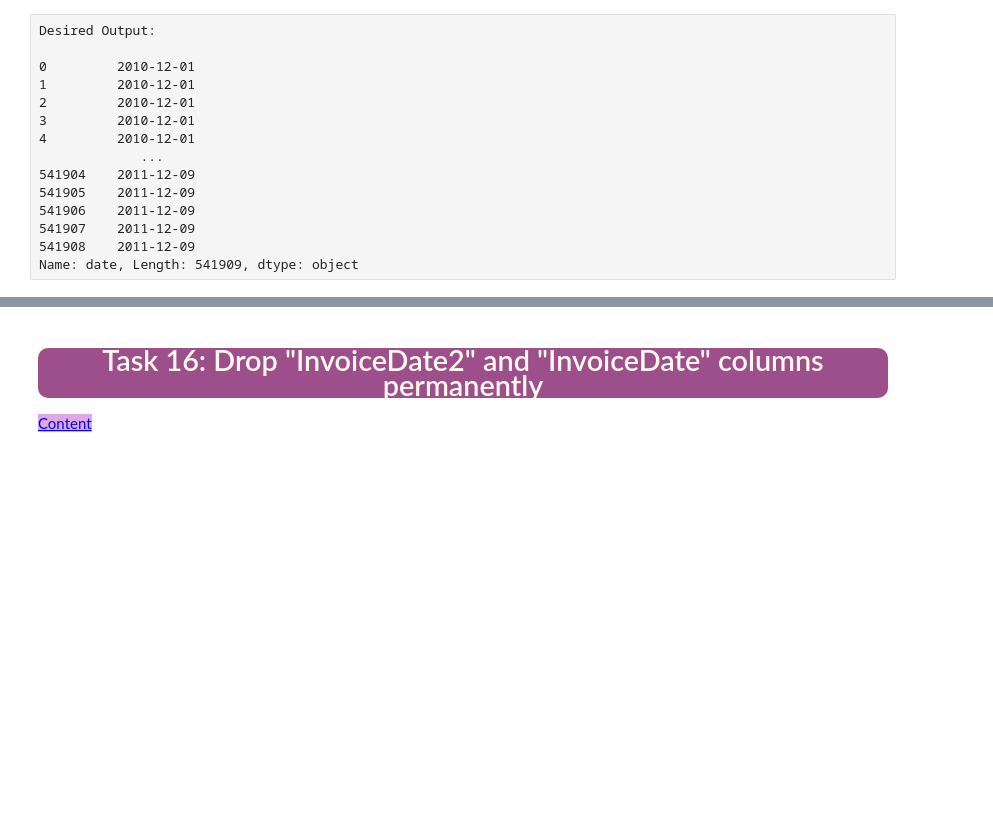
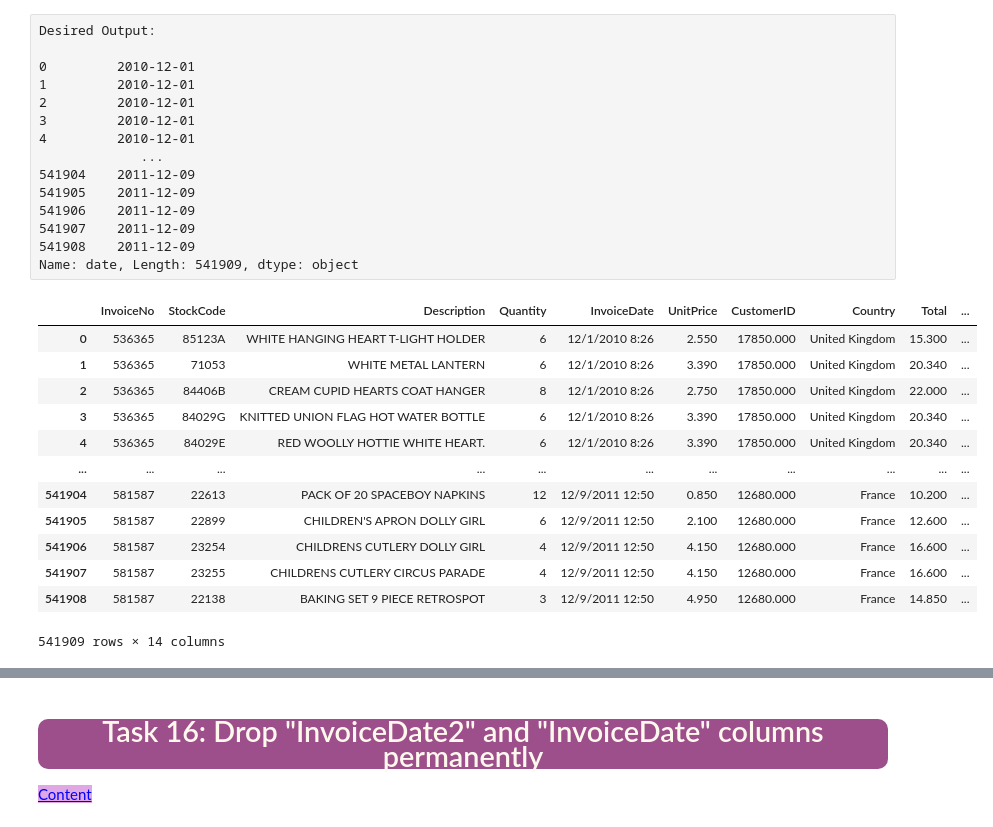
Before and after one commit to rar1977/clarusway-assignments, a Jupyter notebook: DAwPy Assignment-2 (Pandas)/Assignment_02_DA5204-Robin.ipynb, the cells around one changed output, grey strips where cells are left out. Cells and saved outputs as stored; diff of their text form; code cells hidden in the pictures; blank space fills up the shorter version.

Commit message:
Assignment2 - finished

```diff
--- a/DAwPy Assignment-2 (Pandas)/Assignment_02_DA5204-Robin.ipynb
+++ b/DAwPy Assignment-2 (Pandas)/Assignment_02_DA5204-Robin.ipynb
@@ -745,3 +809,6 @@ dtype: int64
 style="color:blue; background-color:#dfa8e4" data-toggle="popover">Content</a>
 # %%
 # YOUR CODE IS HERE
+
+ecom["InvoiceDate2"] = pd.to_datetime(ecom["InvoiceDate"])
+ecom["InvoiceDate2"]
@@ -791,3 +894,6 @@ memory usage: 45.5+ MB
 style="color:blue; background-color:#dfa8e4" data-toggle="popover">Content</a>
 # %%
 # YOUR CODE IS HERE
+
+ecom = ecom.assign(date=ecom["InvoiceDate2"].dt.date)
+ecom["date"]
@@ -808,6 +927,21 @@ Desired Output:
 Name: date, Length: 541909, dtype: object
 # %%
 # YOUR CODE IS HERE
+ecom.assign(date=ecom["InvoiceDate2"].dt.date)
+# %% [output]
+|  | InvoiceNo | StockCode | Description | Quantity | InvoiceDate | UnitPrice | CustomerID | Country | Total | ... |
+| 0 | 536365 | 85123A | WHITE HANGING HEART T-LIGHT HOLDER | 6 | 12/1/2010 8:26 | 2.550 | 17850.000 | United Kingdom | 15.300 | ... |
+| 1 | 536365 | 71053 | WHITE METAL LANTERN | 6 | 12/1/2010 8:26 | 3.390 | 17850.000 | United Kingdom | 20.340 | ... |
+| 2 | 536365 | 84406B | CREAM CUPID HEARTS COAT HANGER | 8 | 12/1/2010 8:26 | 2.750 | 17850.000 | United Kingdom | 22.000 | ... |
+| 3 | 536365 | 84029G | KNITTED UNION FLAG HOT WATER BOTTLE | 6 | 12/1/2010 8:26 | 3.390 | 17850.000 | United Kingdom | 20.340 | ... |
+| 4 | 536365 | 84029E | RED WOOLLY HOTTIE WHITE HEART. | 6 | 12/1/2010 8:26 | 3.390 | 17850.000 | United Kingdom | 20.340 | ... |
+| ... | ... | ... | ... | ... | ... | ... | ... | ... | ... | ... |
+| 541904 | 581587 | 22613 | PACK OF 20 SPACEBOY NAPKINS | 12 | 12/9/2011 12:50 | 0.850 | 12680.000 | France | 10.200 | ... |
+| 541905 | 581587 | 22899 | CHILDREN'S APRON DOLLY GIRL | 6 | 12/9/2011 12:50 | 2.100 | 12680.000 | France | 12.600 | ... |
+| 541906 | 581587 | 23254 | CHILDRENS CUTLERY DOLLY GIRL | 4 | 12/9/2011 12:50 | 4.150 | 12680.000 | France | 16.600 | ... |
+| 541907 | 581587 | 23255 | CHILDRENS CUTLERY CIRCUS PARADE | 4 | 12/9/2011 12:50 | 4.150 | 12680.000 | France | 16.600 | ... |
+| 541908 | 581587 | 22138 | BAKING SET 9 PIECE RETROSPOT | 3 | 12/9/2011 12:50 | 4.950 | 12680.000 | France | 14.850 | ... |
+541909 rows × 14 columns
 # %% [markdown]
 Desired Output:
 
```
Also changed, not shown: parts of 19 cells of this notebook.
